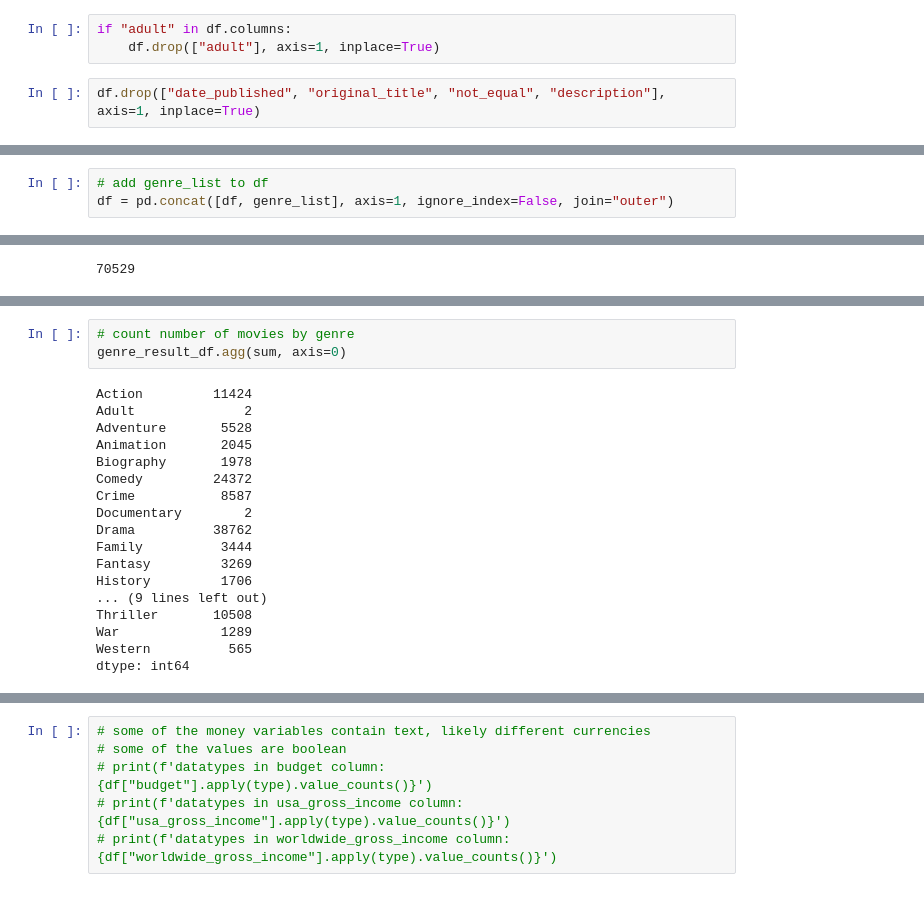
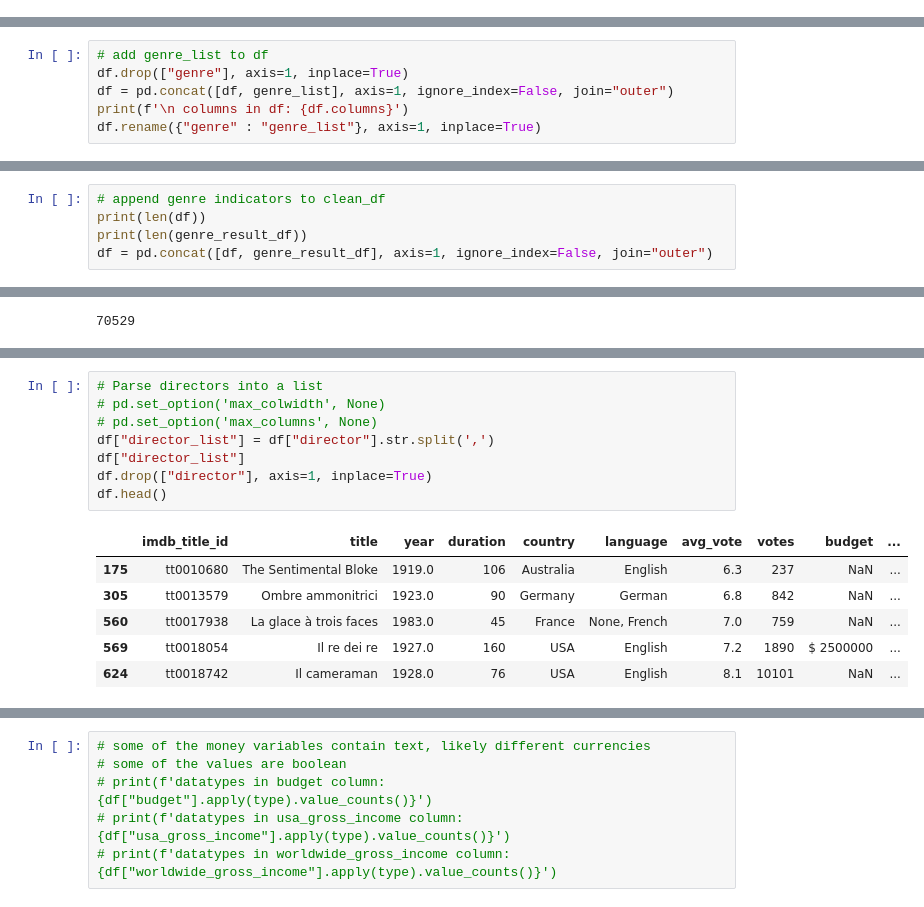
Before and after one commit to amaloney3/mlenv_movie_success_predictor, a Jupyter notebook: IMDB_database_cleanup.ipynb, the cells around one changed output, grey strips where cells are left out. Saved outputs shown, nothing was run; the diff lists cells and outputs as text.

Commit message:
hopefully completed imdb and tmdb cleaned files

```diff
--- a/IMDB_database_cleanup.ipynb
+++ b/IMDB_database_cleanup.ipynb
@@ -385,7 +388,2 @@ Index(['imdb_title_id', 'title', 'original_title', 'year', 'date_published',
 # %% [markdown]
 ## drop some columns
-# %%
-if "adult" in df.columns:
-    df.drop(["adult"], axis=1, inplace=True)
-# %%
-df.drop(["date_published", "original_title", "not_equal", "description"], axis=1, inplace=True)
@@ -570,0 +597,6 @@ dtype: object
+# %%
+# add genre_list to df
+df.drop(["genre"], axis=1, inplace=True)
+df = pd.concat([df, genre_list], axis=1, ignore_index=False, join="outer")
+print(f'\n columns in df: {df.columns}')
+df.rename({"genre" : "genre_list"}, axis=1, inplace=True)
@@ -571,3 +743,5 @@ dtype: object
 # %%
-# add genre_list to df
-df = pd.concat([df, genre_list], axis=1, ignore_index=False, join="outer")
+# append genre indicators to clean_df
+print(len(df))
+print(len(genre_result_df))
+df = pd.concat([df, genre_result_df], axis=1, ignore_index=False, join="outer")
@@ -644,21 +768,15 @@ print(f'\n result df: {genre_result_df.head()}')
-# %%
-# count number of movies by genre
-genre_result_df.agg(sum, axis=0)
-# %% [output]
-Action         11424
-Adult              2
-Adventure       5528
-Animation       2045
-Biography       1978
-Comedy         24372
-Crime           8587
-Documentary        2
-Drama          38762
-Family          3444
-Fantasy         3269
-History         1706
-... (9 lines left out)
-Thriller       10508
-War             1289
-Western          565
-dtype: int64
+# %%
+# Parse directors into a list
+# pd.set_option('max_colwidth', None)
+# pd.set_option('max_columns', None)
+df["director_list"] = df["director"].str.split(',')
+df["director_list"]
+df.drop(["director"], axis=1, inplace=True)
+df.head()
+# %% [output]
+|  | imdb_title_id | title | year | duration | country | language | avg_vote | votes | budget | ... |
+| 175 | tt0010680 | The Sentimental Bloke | 1919.0 | 106 | Australia | English | 6.3 | 237 | NaN | ... |
+| 305 | tt0013579 | Ombre ammonitrici | 1923.0 | 90 | Germany | German | 6.8 | 842 | NaN | ... |
+| 560 | tt0017938 | La glace à trois faces | 1983.0 | 45 | France | None, French | 7.0 | 759 | NaN | ... |
+| 569 | tt0018054 | Il re dei re | 1927.0 | 160 | USA | English | 7.2 | 1890 | $ 2500000 | ... |
+| 624 | tt0018742 | Il cameraman | 1928.0 | 76 | USA | English | 8.1 | 10101 | NaN | ... |
```
Also changed, not shown: parts of 37 cells of this notebook, 3 other files.
